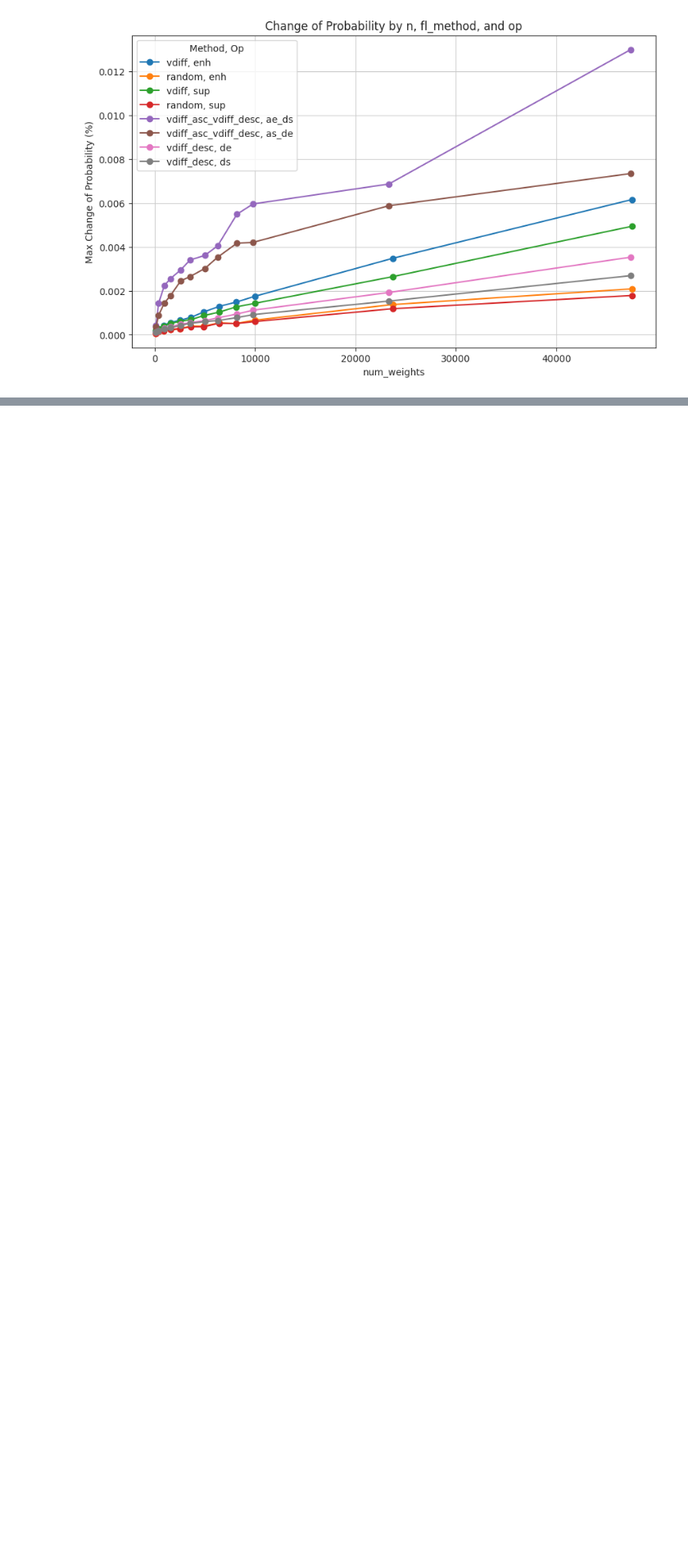
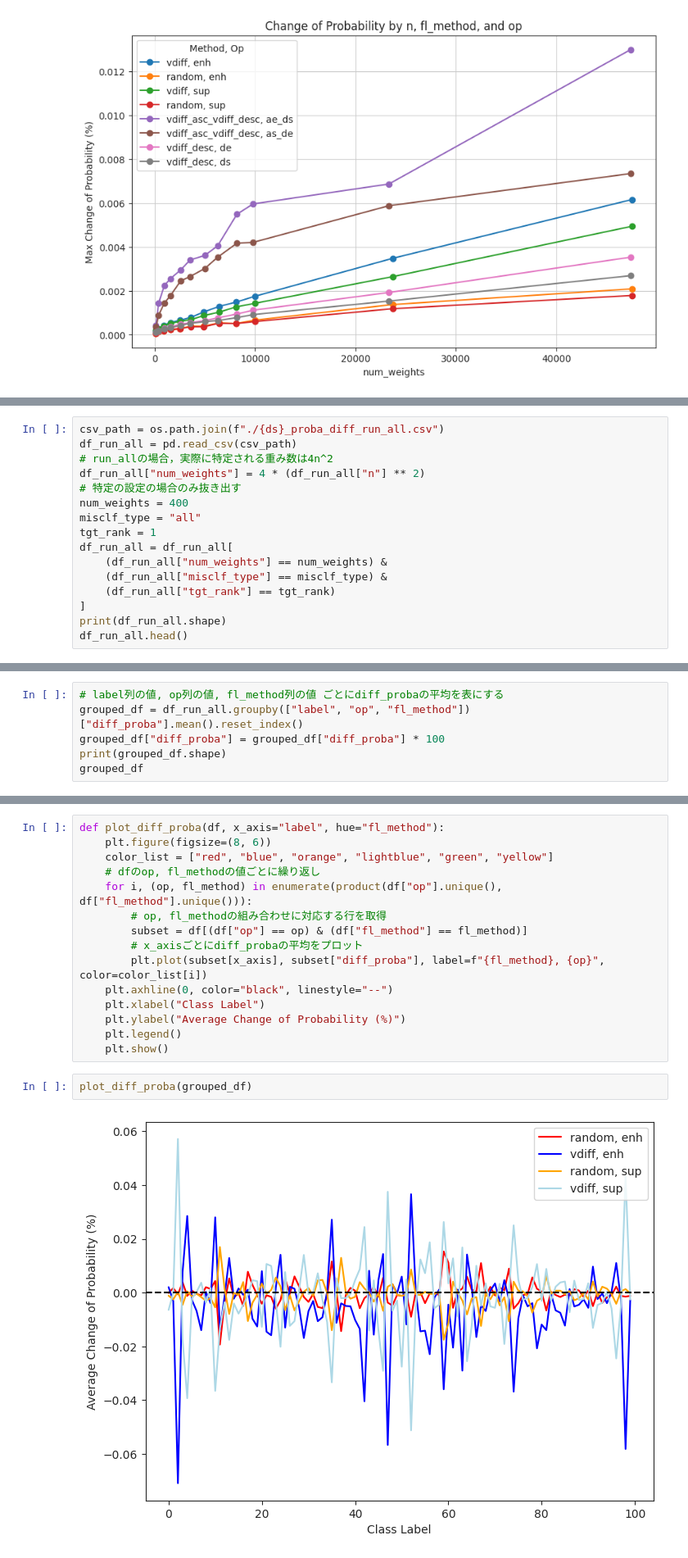
Before and after one commit to posl/RepTran-replication, a Jupyter notebook: src/101c_check_proba_diff.ipynb, the cells around one changed output, grey strips where cells are left out. Shown at 82% size. Cells and saved outputs as stored; diff of their text form; blank space fills up the shorter version.

```diff
--- a/src/101c_check_proba_diff.ipynb
+++ b/src/101c_check_proba_diff.ipynb
@@ -145,0 +167,16 @@ plot_prob_diff(df, x_axis="num_weights", unique_combinations=unique_combinations
+# %%
+csv_path = os.path.join(f"./{ds}_proba_diff_run_all.csv")
+df_run_all = pd.read_csv(csv_path)
+# run_allの場合，実際に特定される重み数は4n^2
+df_run_all["num_weights"] = 4 * (df_run_all["n"] ** 2)
+# 特定の設定の場合のみ抜き出す
+num_weights = 400
+misclf_type = "all"
+tgt_rank = 1
+df_run_all = df_run_all[
+    (df_run_all["num_weights"] == num_weights) &
+    (df_run_all["misclf_type"] == misclf_type) &
+    (df_run_all["tgt_rank"] == tgt_rank)
+]
+print(df_run_all.shape)
+df_run_all.head()
@@ -145,0 +191,6 @@ plot_prob_diff(df, x_axis="num_weights", unique_combinations=unique_combinations
+# %%
+# label列の値, op列の値, fl_method列の値 ごとにdiff_probaの平均を表にする
+grouped_df = df_run_all.groupby(["label", "op", "fl_method"])["diff_proba"].mean().reset_index()
+grouped_df["diff_proba"] = grouped_df["diff_proba"] * 100
+print(grouped_df.shape)
+grouped_df
@@ -145,0 +212,19 @@ plot_prob_diff(df, x_axis="num_weights", unique_combinations=unique_combinations
+# %%
+def plot_diff_proba(df, x_axis="label", hue="fl_method"):
+    plt.figure(figsize=(8, 6))
+    color_list = ["red", "blue", "orange", "lightblue", "green", "yellow"]
+    # dfのop, fl_methodの値ごとに繰り返し
+    for i, (op, fl_method) in enumerate(product(df["op"].unique(), df["fl_method"].unique())):
+        # op, fl_methodの組み合わせに対応する行を取得
+        subset = df[(df["op"] == op) & (df["fl_method"] == fl_method)]
+        # x_axisごとにdiff_probaの平均をプロット
+        plt.plot(subset[x_axis], subset["diff_proba"], label=f"{fl_method}, {op}", color=color_list[i])
+    plt.axhline(0, color="black", linestyle="--")
+    plt.xlabel("Class Label")
+    plt.ylabel("Average Change of Probability (%)")
+    plt.legend()
+    plt.show()
+# %%
+plot_diff_proba(grouped_df)
+# %% [output]
+[figure, added]
```
Also changed, not shown: parts of 4 cells of this notebook, 14 other files.
